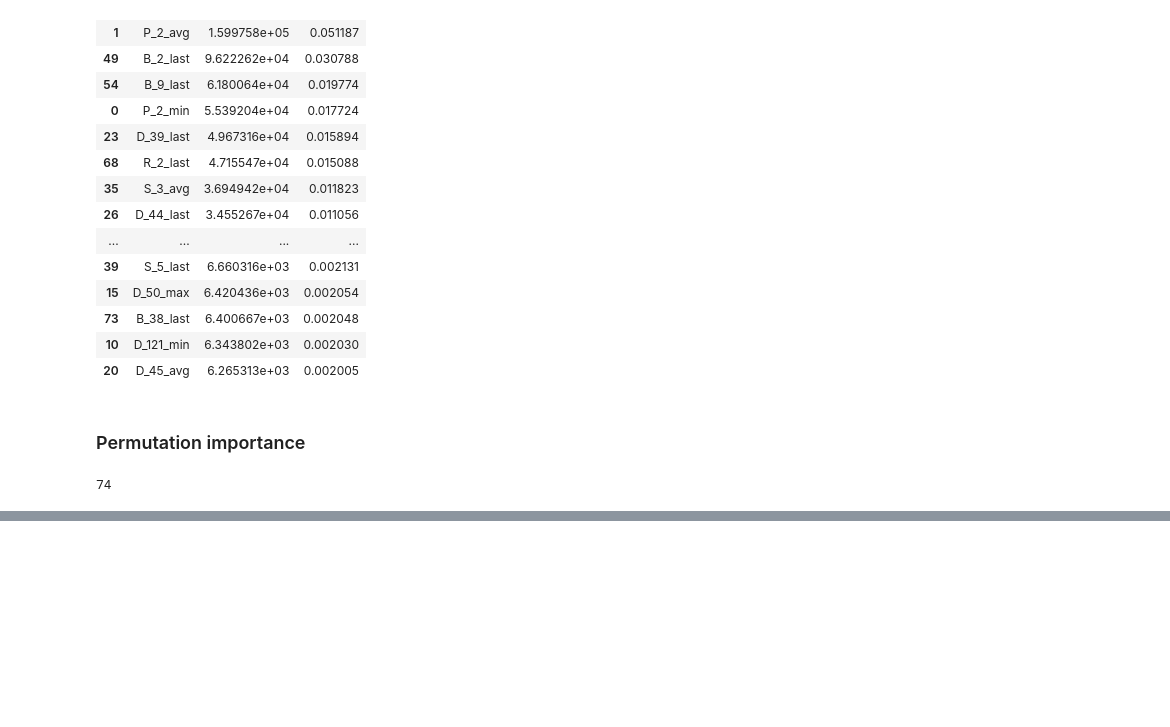
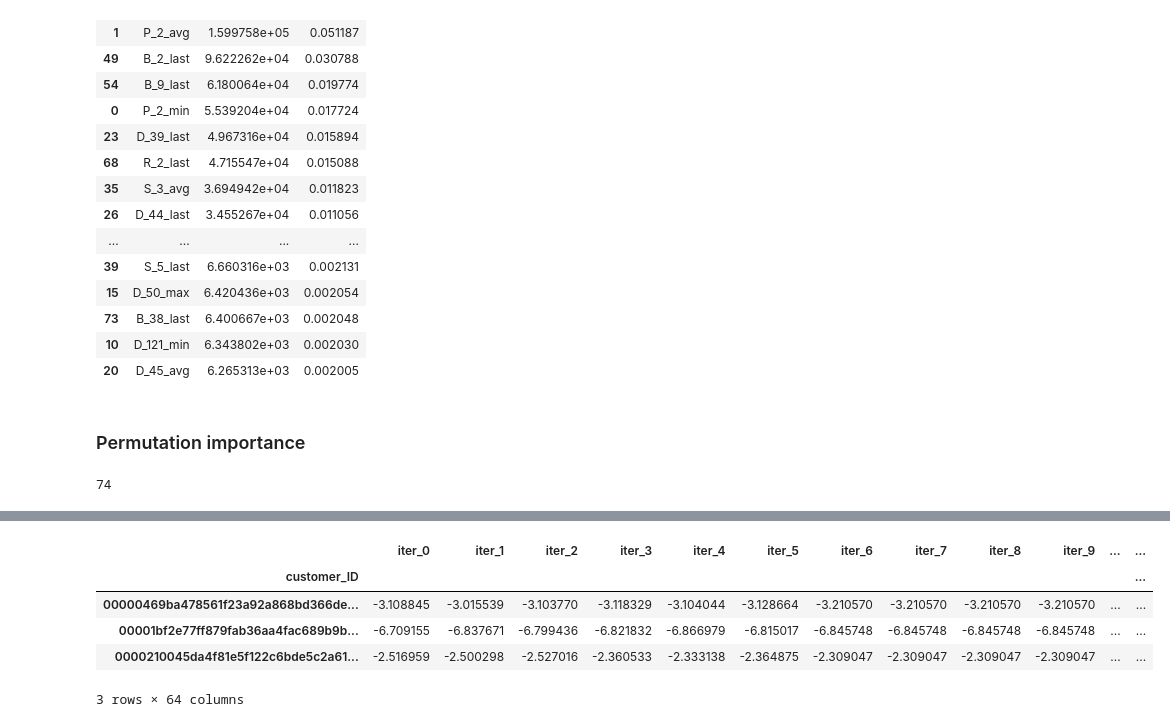
Before and after one commit to korab1ev/amex-default-prediction, a Jupyter notebook: 01. experiments.ipynb, the cells around one changed output, grey strips where cells are left out. Saved outputs shown, nothing was run; the diff lists cells and outputs as text; code cells hidden in the pictures; blank space fills up the shorter version.

Commit message:
permutation selection result wo test scores

```diff
--- a/01. experiments.ipynb
+++ b/01. experiments.ipynb
@@ -1137,7 +1137,7 @@ def run_permutation_selection(df_train,
             print("running permutation importance")
             result = permutation_importance(
                 model, X_va, y_va,
-                n_repeats=2, # 5
+                n_repeats=5, # 5
                 random_state=random_state,
                 scoring=lambda est, X, y: get_amex_metric_calculated(y, est.predict_proba(X)[:, 1]),
                 n_jobs=-1
@@ -1363,0 +1292,9 @@ plt.show()
+# %%
+test_preds_df.head(3)
+# %% [output]
+|  | iter_0 | iter_1 | iter_2 | iter_3 | iter_4 | iter_5 | iter_6 | iter_7 | iter_8 | iter_9 | ... | ... |
+| customer_ID |  |  |  |  |  |  |  |  |  |  |  | ... |
+| 00000469ba478561f23a92a868bd366de... | -3.108845 | -3.015539 | -3.103770 | -3.118329 | -3.104044 | -3.128664 | -3.210570 | -3.210570 | -3.210570 | -3.210570 | ... | ... |
+| 00001bf2e77ff879fab36aa4fac689b9b... | -6.709155 | -6.837671 | -6.799436 | -6.821832 | -6.866979 | -6.815017 | -6.845748 | -6.845748 | -6.845748 | -6.845748 | ... | ... |
+| 0000210045da4f81e5f122c6bde5c2a61... | -2.516959 | -2.500298 | -2.527016 | -2.360533 | -2.333138 | -2.364875 | -2.309047 | -2.309047 | -2.309047 | -2.309047 | ... | ... |
+3 rows × 64 columns
```
Also changed, not shown: parts of 22 cells of this notebook.
